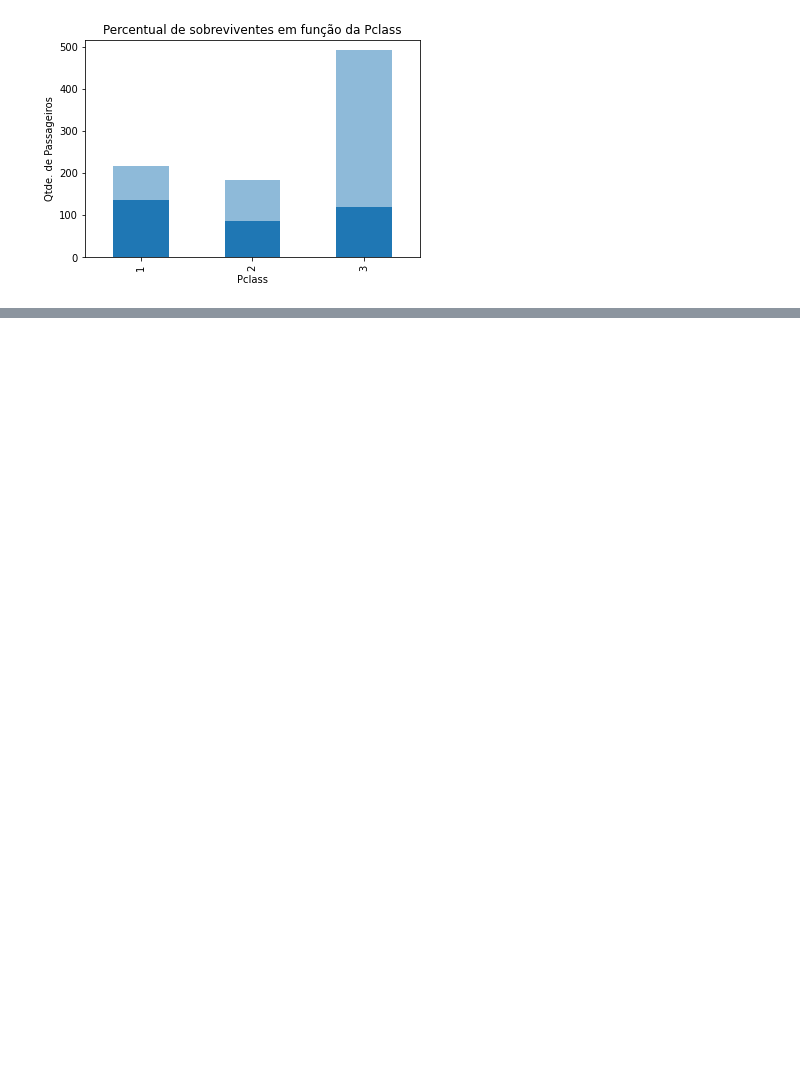
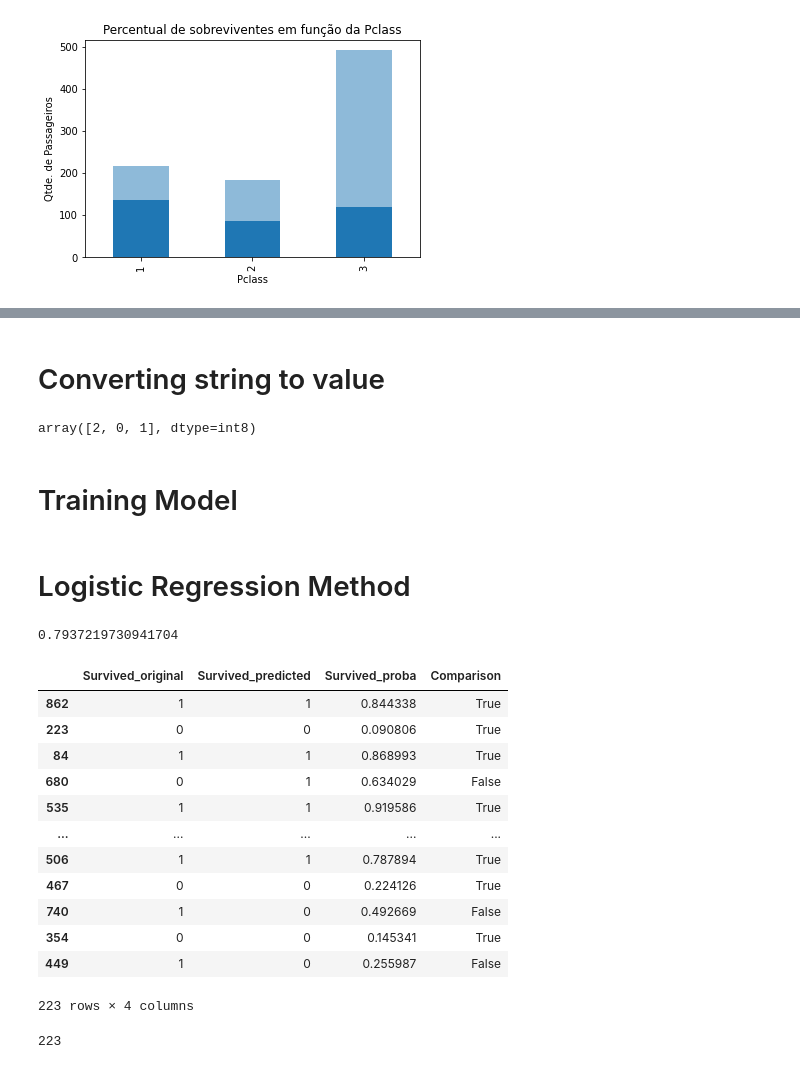
Before and after one commit to joao-martini/Testes, a Jupyter notebook: Titanic/teste.ipynb, the cells around one changed output, grey strips where cells are left out. Saved outputs shown, nothing was run; the diff lists cells and outputs as text; code cells hidden in the pictures; blank space fills up the shorter version.

Commit message:
logistic_linear_include

```diff
--- a/Titanic/teste.ipynb
+++ b/Titanic/teste.ipynb
@@ -151,0 +181,23 @@ plt.show()
+# %% [markdown]
+# Converting string to value
+# %%
+df_train['Sex'] = pd.Categorical(df_train['Sex']).codes
+df_train['Embarked'] = pd.Categorical(df_train['Embarked']).codes
+
+df_test['Sex'] = pd.Categorical(df_test['Sex']).codes
+df_test['Embarked'] = pd.Categorical(df_test['Embarked']).codes
+# %%
+df_train['Embarked'].unique()
+# %% [output]
+array([2, 0, 1], dtype=int8)
+# %% [markdown]
+# Training Model
+# %%
+predictors = ["Pclass","Sex", "Age", "SibSp", "Parch", "Fare", "Embarked"]
+
+X = df_train[predictors]
+y =  df_train['Survived']
+
+X_train, X_test, y_train, y_test = train_test_split(X,y,test_size=0.25,random_state=1)
+# %% [markdown]
+# Logistic Regression Method
@@ -151,0 +211,40 @@ plt.show()
+# %%
+from sklearn.linear_model import  LogisticRegression
+from sklearn.metrics import accuracy_score
+
+pipe_rl = Pipeline([('estimator', LogisticRegression(random_state=20))])
+score_reglin = predict_model(pipe_rl, X_train, X_test, y_test)
+print(score_reglin)
+# %% [output]
+0.7937219730941704
+# %%
+pred = pd.DataFrame({
+    "Survived_original": y_test,
+    "Survived_predicted": pipe_rl.predict(X_test),
+    "Survived_proba": np.transpose(pipe_rl.predict_proba(X_test))[1]
+})
+pred['Comparison'] = pred['Survived_original'] == pred['Survived_predicted']
+pred
+# %% [output]
+|  | Survived_original | Survived_predicted | Survived_proba | Comparison |
+| 862 | 1 | 1 | 0.844338 | True |
+| 223 | 0 | 0 | 0.090806 | True |
+| 84 | 1 | 1 | 0.868993 | True |
+| 680 | 0 | 1 | 0.634029 | False |
+| 535 | 1 | 1 | 0.919586 | True |
+| ... | ... | ... | ... | ... |
+| 506 | 1 | 1 | 0.787894 | True |
+| 467 | 0 | 0 | 0.224126 | True |
+| 740 | 1 | 0 | 0.492669 | False |
+| 354 | 0 | 0 | 0.145341 | True |
+| 449 | 1 | 0 | 0.255987 | False |
+223 rows × 4 columns
+# %%
+xy = pipe_rl.predict_proba(X_test)
+xy.shape
+tt = []
+for i in range(len(xy)):
+    t = xy[i][1]
+    tt.append(t)
+# %% [output]
+223
```
Also changed, not shown: parts of 6 cells of this notebook.
